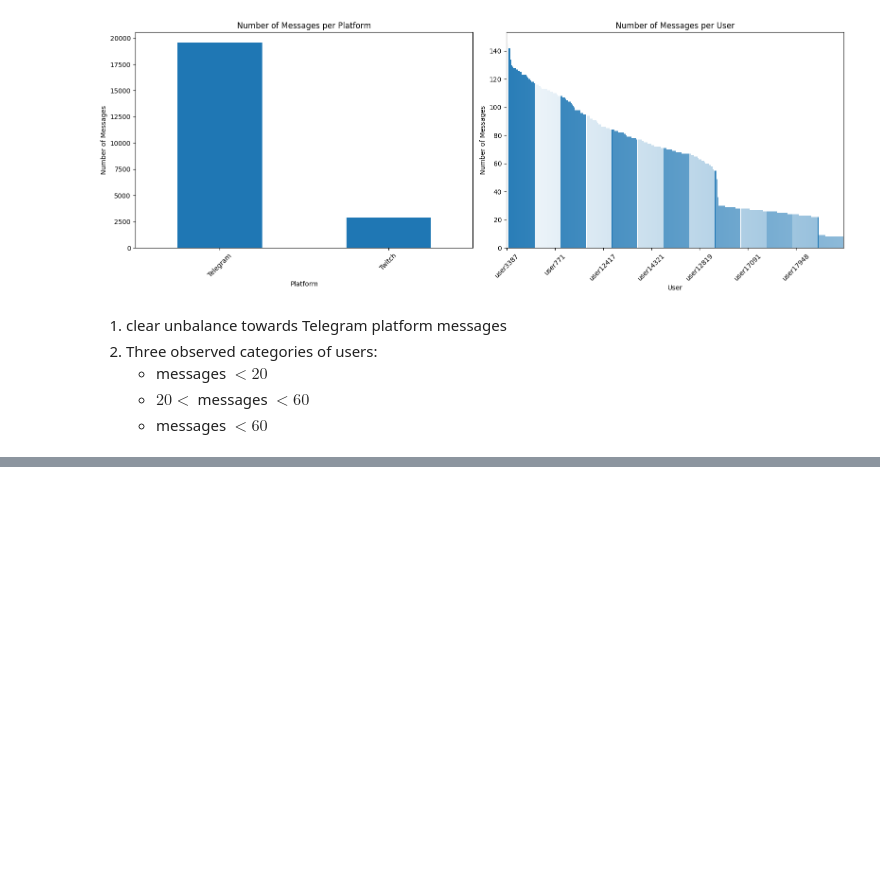
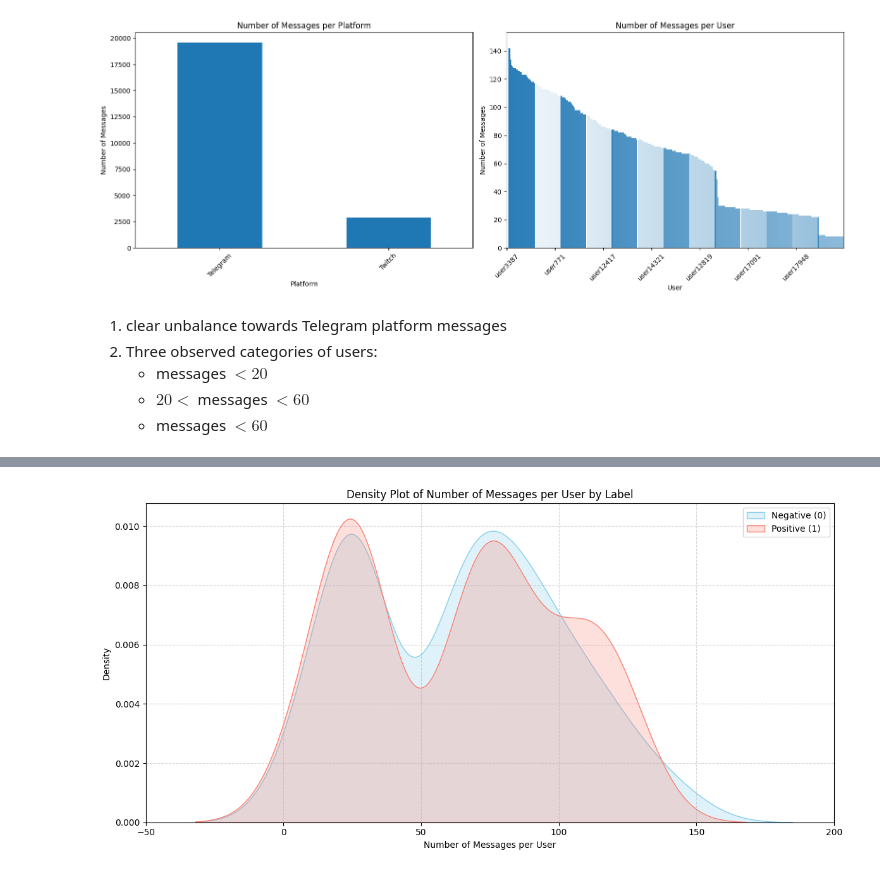
Before and after one commit to MaximoRdz/NLP-MENTALRISK-IBERLEF-2025, a Jupyter notebook: DatasetDescription.ipynb, the cells around one changed output, grey strips where cells are left out. Saved outputs shown, nothing was run; the diff lists cells and outputs as text; code cells hidden in the pictures; blank space fills up the shorter version.

```diff
--- a/DatasetDescription.ipynb
+++ b/DatasetDescription.ipynb
@@ -169,0 +292,20 @@ TODO:
+# %%
+user_message_counts_0 = df[df['label'] == 0].groupby('user').size().reset_index(name='message_count')
+user_message_counts_1 = df[df['label'] == 1].groupby('user').size().reset_index(name='message_count')
+
+plt.figure(figsize=(12, 6))
+
+sns.kdeplot(user_message_counts_0['message_count'], fill=True, label='Negative (0)', common_norm=False, color=color_0) #, clip_on=True, clip=(0, None))
+sns.kdeplot(user_message_counts_1['message_count'], fill=True, label='Positive (1)', common_norm=False, color=color_1) #, clip_on=True, clip=(0, None))
+
+plt.xlabel('Number of Messages per User')
+plt.ylabel('Density')
+plt.title('Density Plot of Number of Messages per User by Label')
+plt.legend()
+plt.grid(True, linestyle='--', alpha=0.5)
+
+plt.xlim(-50, 200)
+plt.tight_layout()
+plt.show()
+# %% [output]
+[figure, added]
```
Also changed, not shown: parts of 29 cells of this notebook, 1 other file.
